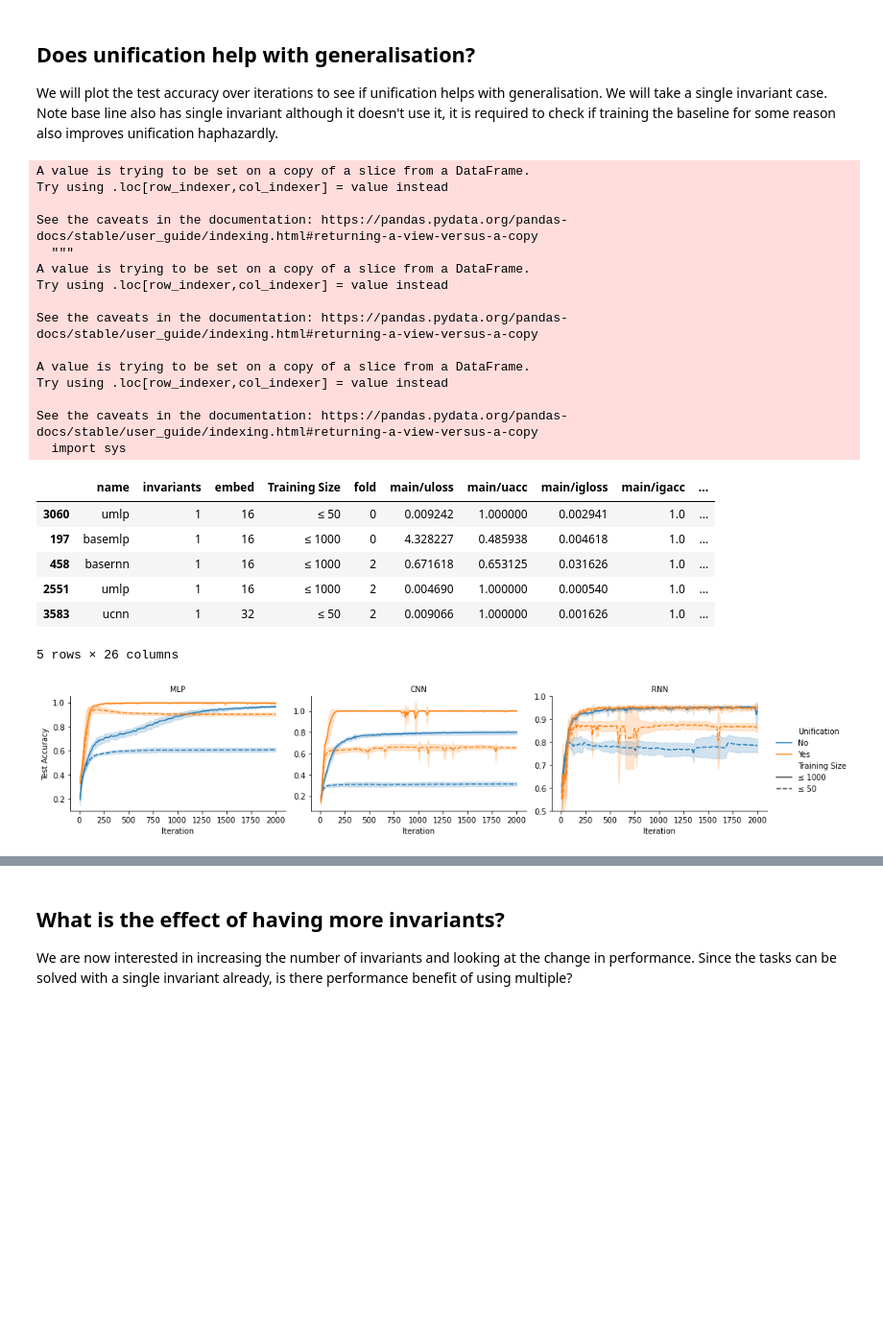
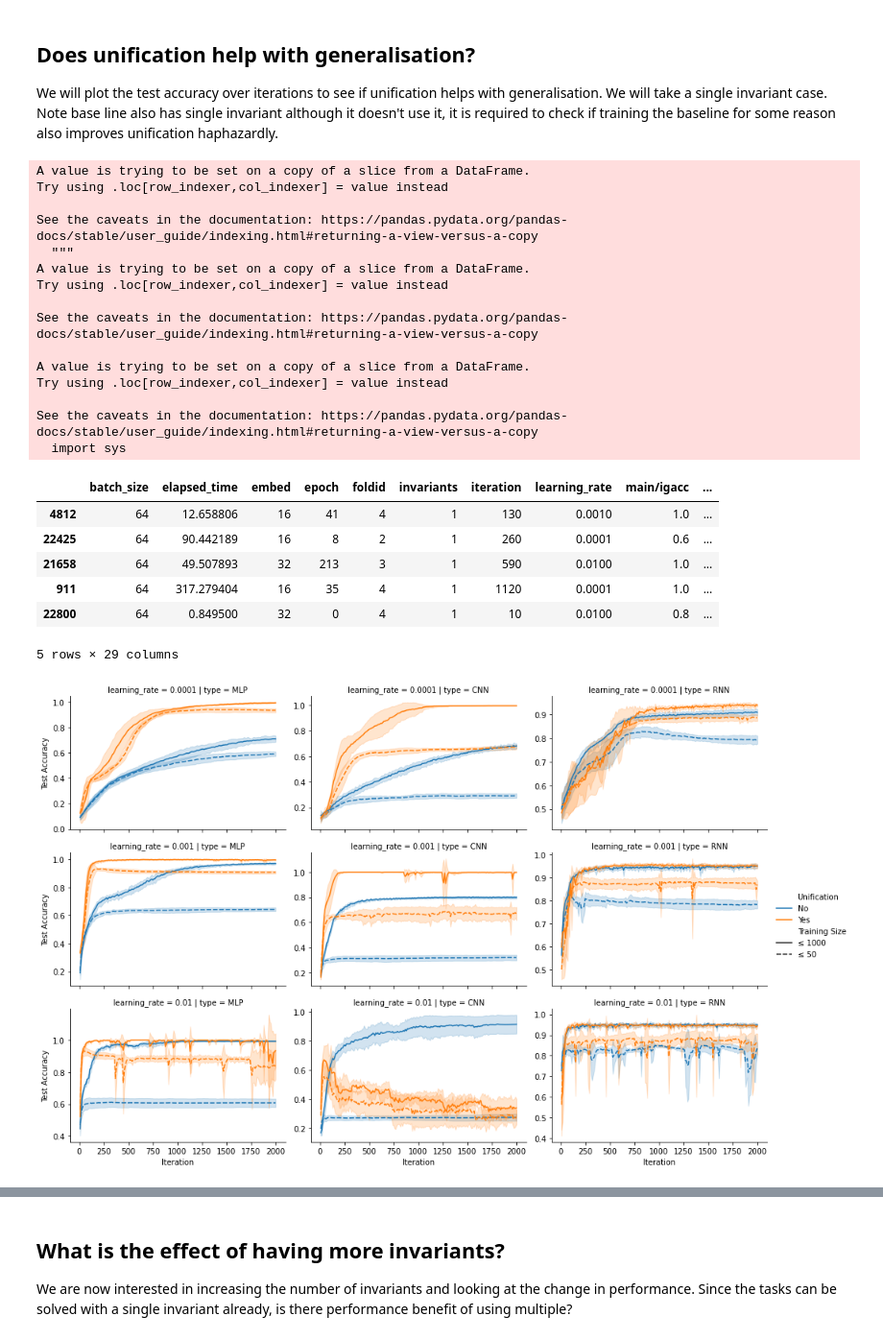
Before and after one commit to nuric/softuni, a Jupyter notebook: analyse_umlp_ucnn.ipynb, the cells around one changed output, grey strips where cells are left out. Shown: that part at 96% size. Cells and saved outputs as stored; diff of their text form; code cells hidden in the pictures; blank space fills up the shorter version.

Commit message:
Add experiments to run umlp, ucnn and urnn with varying learning rates.

```diff
--- a/analyse_umlp_ucnn.ipynb
+++ b/analyse_umlp_ucnn.ipynb
@@ -16,13 +15,16 @@ for type in umlp ucnn urnn; do
 done
 # %%
 # Load respective data
-df_umlp = pd.read_csv("umlp_results.csv")
+df_umlp = pd.read_csv("results/umlp_results.csv")
 # UMLP has an extra length column which is fixed and we don't need
 df_umlp = df_umlp.drop(columns=['length', 'symbols'])
-df_ucnn = pd.read_csv("ucnn_results.csv")
+df_umlp['type'] = 'mlp'
+df_ucnn = pd.read_csv("results/ucnn_results.csv")
 df_ucnn = df_ucnn.drop(columns=['symbols'])
-df_urnn = pd.read_csv("urnn_results.csv")
+df_ucnn['type'] = 'cnn'
+df_urnn = pd.read_csv("results/urnn_results.csv")
 df_urnn = df_urnn.drop(columns=['length'])
+df_urnn['type'] = 'rnn'
 df = pd.concat([df_umlp, df_ucnn, df_urnn])
 
 # The dataframe contain the training results at each iteration with experiment details
@@ -38,7 +40,6 @@ df.sample(5)
 # %%
 # We'll create some extra computed columns for convenience
-df['unification'] = ~df['name'].str.contains('base', regex=False) # Do we have unification enabled?
-df['type'] = df['name'].apply(lambda s: s[-3:]) # What network type is this?
+df['unification'] = ~df['nouni'] # Do we have unification enabled?
 df['test/acc'] = df['test/main/uacc'].where(df.unification, df['test/main/oacc']) # Which test accuracy to pick?
 df['test/er'] = 1-df['test/acc'] # Test error rate
 df.sample(5)
@@ -60,8 +61,8 @@ df1 = df[(df.invariants == 1)]
 # Adjust column names and types for plotting
 df1['type'] = df1['type'].str.upper()
 df1['unification'] = np.where(df1.unification, 'Yes', 'No')
-df1['tsize'] = np.where((df1.tsize == 0) | (df1.tsize == 1000), '≤ 1000', '≤ 50')
-df1 = df1.rename(columns={'unification': 'Unification', 'tsize': 'Training Size'})
+df1['train_size'] = np.where((df1.train_size == 0) | (df1.train_size == 1000), '≤ 1000', '≤ 50')
+df1 = df1.rename(columns={'unification': 'Unification', 'train_size': 'Training Size'})
 df1.sample(5)
 # %% [output]
 A value is trying to be set on a copy of a slice from a DataFrame.
@@ -79,23 +80,24 @@ Try using .loc[row_indexer,col_indexer] = value instead
 
 See the caveats in the documentation: https://pandas.pydata.org/pandas-docs/stable/user_guide/indexing.html#returning-a-view-versus-a-copy
   import sys
-|  | name | invariants | embed | Training Size | fold | main/uloss | main/uacc | main/igloss | main/igacc | ... |
-| 3060 | umlp | 1 | 16 | ≤ 50 | 0 | 0.009242 | 1.000000 | 0.002941 | 1.0 | ... |
-| 197 | basemlp | 1 | 16 | ≤ 1000 | 0 | 4.328227 | 0.485938 | 0.004618 | 1.0 | ... |
-| 458 | basernn | 1 | 16 | ≤ 1000 | 2 | 0.671618 | 0.653125 | 0.031626 | 1.0 | ... |
-| 2551 | umlp | 1 | 16 | ≤ 1000 | 2 | 0.004690 | 1.000000 | 0.000540 | 1.0 | ... |
-| 3583 | ucnn | 1 | 32 | ≤ 50 | 2 | 0.009066 | 1.000000 | 0.001626 | 1.0 | ... |
+|  | batch_size | elapsed_time | embed | epoch | foldid | invariants | iteration | learning_rate | main/igacc | ... |
+| 4812 | 64 | 12.658806 | 16 | 41 | 4 | 1 | 130 | 0.0010 | 1.0 | ... |
+| 22425 | 64 | 90.442189 | 16 | 8 | 2 | 1 | 260 | 0.0001 | 0.6 | ... |
+| 21658 | 64 | 49.507893 | 32 | 213 | 3 | 1 | 590 | 0.0100 | 1.0 | ... |
+| 911 | 64 | 317.279404 | 16 | 35 | 4 | 1 | 1120 | 0.0001 | 1.0 | ... |
+| 22800 | 64 | 0.849500 | 32 | 0 | 4 | 1 | 10 | 0.0100 | 0.8 | ... |
-5 rows × 26 columns
+5 rows × 29 columns
 # %%
 # Plot the test accuracy
 g = sns.relplot(x='iteration', y='test/acc', hue='Unification',
-                style='Training Size', kind='line', col='type', ci='sd',
+                style='Training Size', kind='line', col='type', row='learning_rate', ci='sd',
                 height=3, aspect=1.5, facet_kws={'sharey': False}, data=df1)
-g.set_titles("{col_name}")
+#g.set_titles("{col_name}")
 g.set_ylabels("Test Accuracy")
 g.set_xlabels("Iteration")
-plt.ylim(0.1, 1.0)
-g.facet_axis(0, 2).set_ylim(0.5, 1.0)
-g.savefig("umlp_ucnn_acc_plot.pdf", bbox_inches='tight')
+#plt.ylim(0.1, 1.0)
+#for i in range(3):
+#    g.facet_axis(i, 2).set_ylim(0.5, 1.0)
+g.savefig("results/umlp_ucnn_acc_plot.pdf", bbox_inches='tight')
 # %% [output]
-[figure, old version]
+[figure, new version]
```
Also changed, not shown: parts of 9 cells of this notebook, 4 other files.
